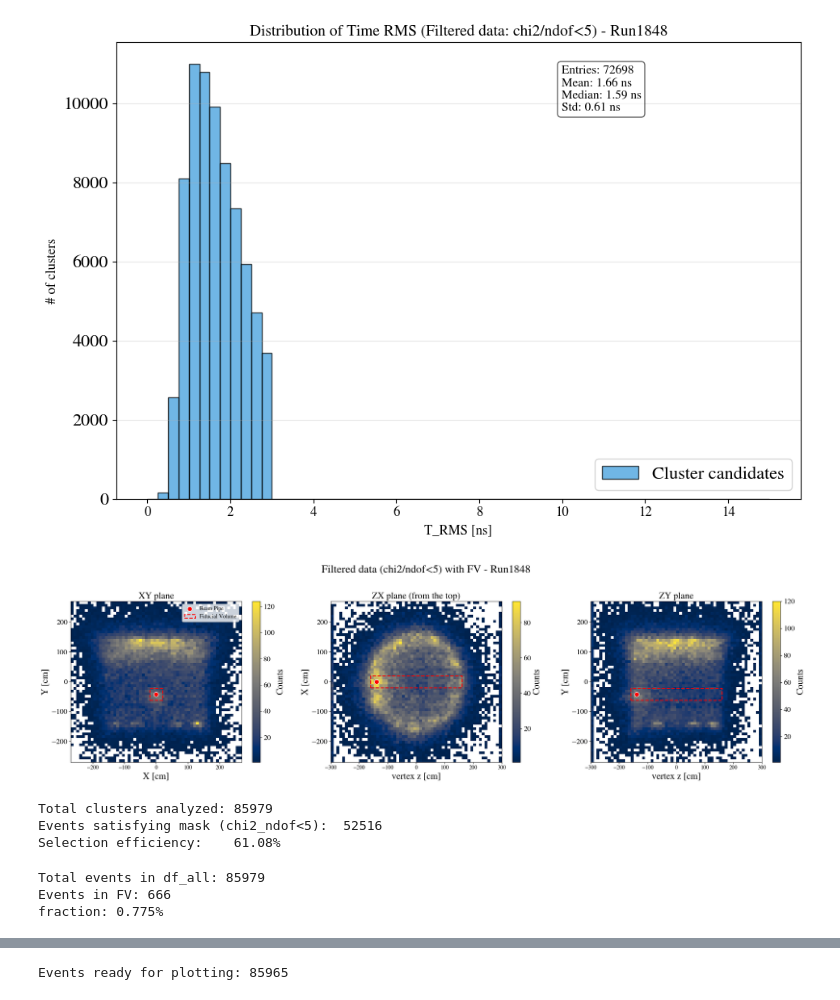
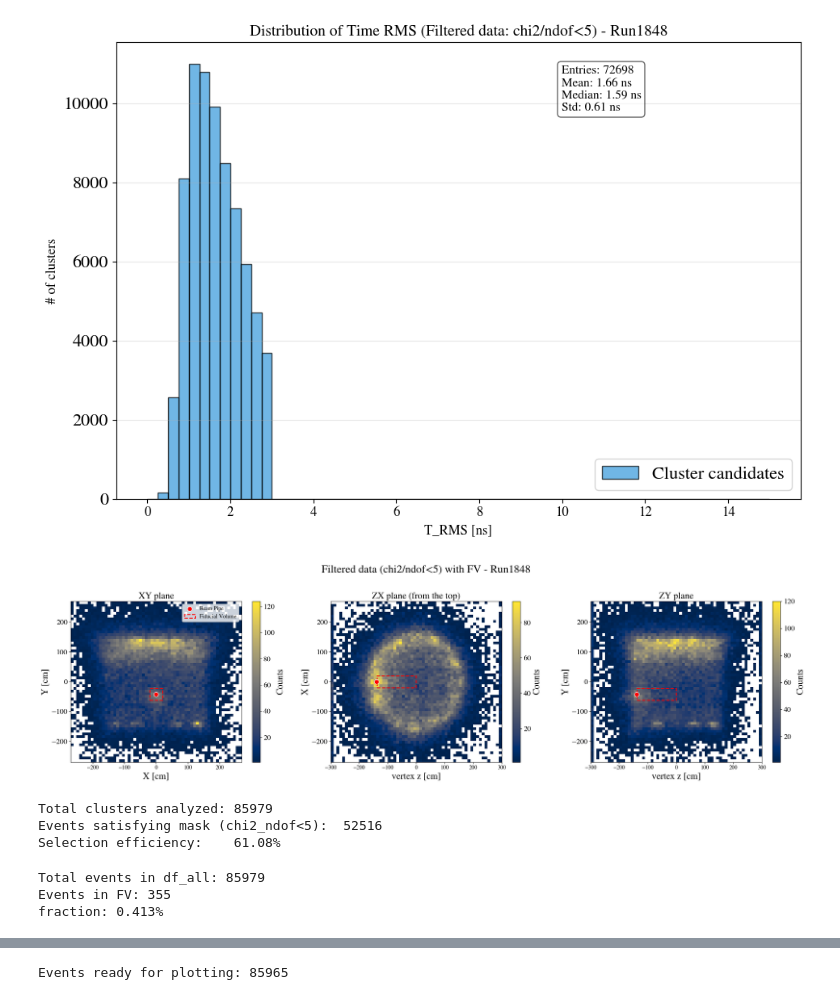
Before and after one commit to elenaramos44/9Li_analysis, a Jupyter notebook: notebooks/multilat_vertex.ipynb, the cells around one changed output, grey strips where cells are left out. Saved outputs shown, nothing was run; the diff lists cells and outputs as text; code cells hidden in the pictures.

```diff
--- a/notebooks/multilat_vertex.ipynb
+++ b/notebooks/multilat_vertex.ipynb
@@ -529,7 +529,7 @@ beam_pipe = [0.0, -42.47, -138.79]
 
 x_lims = [-20, 20]
 y_lims = [-62, -22]
-z_lims = [-160, 160]
+z_lims = [-138, 0]
 
 
 box_style = dict(linewidth=2, edgecolor='red', facecolor='none', linestyle='--')
@@ -564,34 +564,34 @@ rect_zx = patches.Rectangle((z_lims[0], x_lims[0]),
 axs[1].add_patch(rect_zx)
 
 
 axs[1].set_title("ZX plane (from the top)")
 axs[1].set_xlabel("vertex z [cm]")
 axs[1].set_ylabel("X [cm]")
 plt.colorbar(im1[3], ax=axs[1], label='Counts')
 
 
 #ZY plane
 im2 = axs[2].hist2d(df_clean['vertex_z'], df_clean['vertex_y'], bins=60, cmap='cividis', cmin=1)
 axs[2].scatter(beam_pipe[2], beam_pipe[1], color='red', s=100, edgecolors='white', zorder=10)
 
 
 rect_zy = patches.Rectangle((z_lims[0], y_lims[0]),
                            z_lims[1]-z_lims[0], y_lims[1]-y_lims[0],
                            **box_style)
 axs[2].add_patch(rect_zy)
 
 
 axs[2].set_title("ZY plane")
 axs[2].set_xlabel("vertex z [cm]")
 axs[2].set_ylabel("Y [cm]")
 plt.colorbar(im2[3], ax=axs[2], label='Counts')
 
 
 plt.suptitle(f"Filtered data (chi2/ndof<5) with FV - Run{run_number}", fontsize=24)
 plt.tight_layout()
 plt.show()
 # %% [output]
-[figure, old version]
+[figure, new version]
 # %%
 total_events = len(df_all)
 passed_events = len(df_clean)
@@ -627,8 +627,8 @@ print(f"Events in FV: {n_fiducial}")
 print(f"fraction: {(n_fiducial/n_total)*100:.3f}%")
 # %% [output]
 Total events in df_all: 85979
-Events in FV: 666
-fraction: 0.775%
+Events in FV: 355
+fraction: 0.413%
 # %%
 from scipy.optimize import curve_fit
 
```
Also changed, not shown: parts of 27 cells of this notebook, 4 other files.
